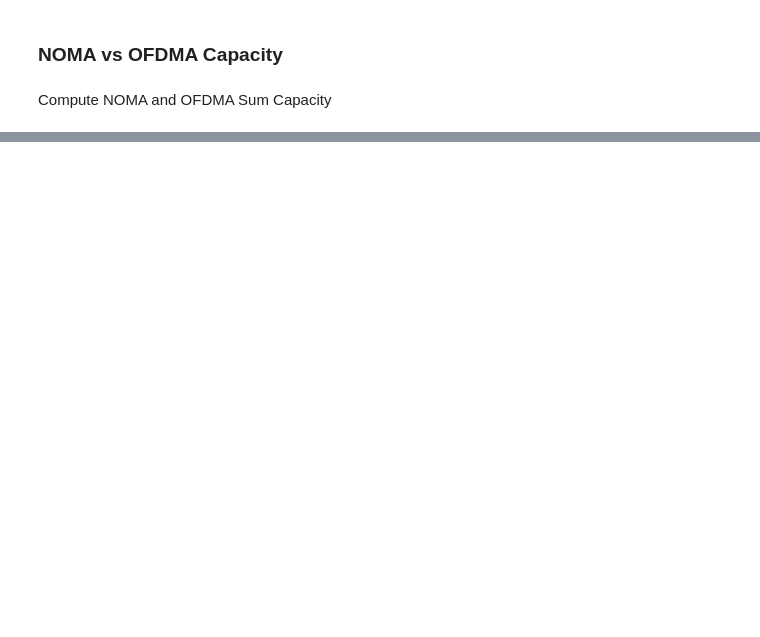
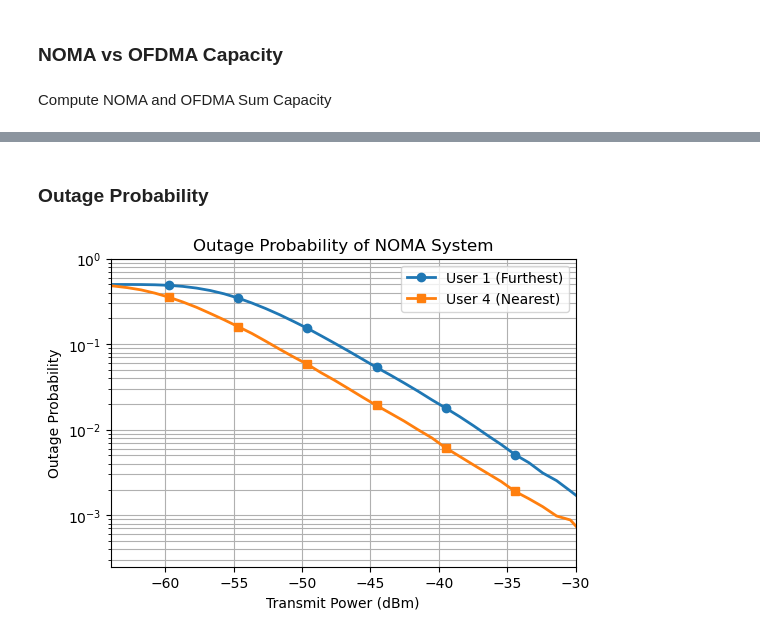
Before and after one commit to muhd-umer/comyx, a Jupyter notebook: assignments/assignment_2/noma_implementation.ipynb, the cells around one changed output, grey strips where cells are left out. Cells and saved outputs as stored; diff of their text form; code cells hidden in the pictures; blank space fills up the shorter version.

```diff
--- a/assignments/assignment_2/noma_implementation.ipynb
+++ b/assignments/assignment_2/noma_implementation.ipynb
@@ -264,13 +211,0 @@ Received Signal
-# %%
-y = np.zeros((len(Pt), M, K // 2), dtype=complex)
-for i in range(len(Pt)):
-    y[i] = np.sqrt(Pt_lin[i]) * x_sc * h_mat + noise_mat
-
-# Perform equalization
-y_eq = np.zeros((len(Pt), M, K // 2), dtype=complex)
-for i in range(len(Pt)):
-    for j in range(M):
-        y_eq[i, j] = y[i, j] / h_mat[j]
-
-print("Equalized Symbols:")
-print(y_eq.shape)
@@ -352,0 +237,54 @@ print(x_hat)
+# %% [markdown]
+### Outage Probability
+# %%
+Pt_temp = np.linspace(-80, 0, 80)  # transmit power in dBm
+Pt_lin_temp = 10 ** (Pt_temp / 10) / 1000  # transmit power in linear scale
+
+# Compute rates of each user
+prob_u1 = np.zeros(len(Pt_temp))
+prob_u4 = np.zeros(len(Pt_temp))
+
+for i in range(len(Pt_temp)):
+    gamma_u1 = (alpha[0] * Pt_lin_temp[i] * gain_mat[0]) / (
+        noise_lin
+        + alpha[1] * Pt_lin_temp[i] * gain_mat[0]
+        + alpha[2] * Pt_lin_temp[i] * gain_mat[0]
+        + alpha[3] * Pt_lin_temp[i] * gain_mat[0]
+    )
+    gamma_u14 = (alpha[0] * Pt_lin_temp[i] * gain_mat[3]) / (
+        noise_lin
+        + alpha[1] * Pt_lin_temp[i] * gain_mat[3]
+        + alpha[2] * Pt_lin_temp[i] * gain_mat[3]
+        + alpha[3] * Pt_lin_temp[i] * gain_mat[3]
+    )
+    gamma_u4 = (alpha[3] * Pt_lin_temp[i] * gain_mat[3]) / (noise_lin)
+
+    rate_u1 = np.log2(1 + gamma_u1)
+    rate_u4 = np.log2(1 + gamma_u4)
+    rate_u14 = np.log2(1 + gamma_u14)
+
+    # Check for outage
+    for k in range(K // 2):
+        if rate_u1[k] < 0.01 / 5:
+            prob_u1[i] += 1
+        if (rate_u4[k] < 0.5) or (rate_u14[k] < 0.5):
+            prob_u4[i] += 1
+
+prob_outage_u1 = prob_u1 / K
+prob_outage_u4 = prob_u4 / K
+
+# Plot outage probability vs transmit power (dBm)
+plt.figure()
+plt.semilogy(Pt_temp, prob_outage_u1, marker="o", linewidth=2, markevery=5)
+plt.semilogy(Pt_temp, prob_outage_u4, marker="s", linewidth=2, markevery=5)
+plt.grid(which="both")
+plt.xlabel("Transmit Power (dBm)")
+plt.ylabel("Outage Probability")
+plt.title("Outage Probability of NOMA System")
+plt.legend(["User 1 (Furthest)", "User 4 (Nearest)"])
+plt.xlim([-64, -30])
+plt.ylim([0.25e-3, 1])
+plt.savefig("outage_probability.pdf", bbox_inches="tight")
+plt.show()
+# %% [output]
+[figure, added]
```
Also changed, not shown: parts of 23 cells of this notebook, 8 other files.
